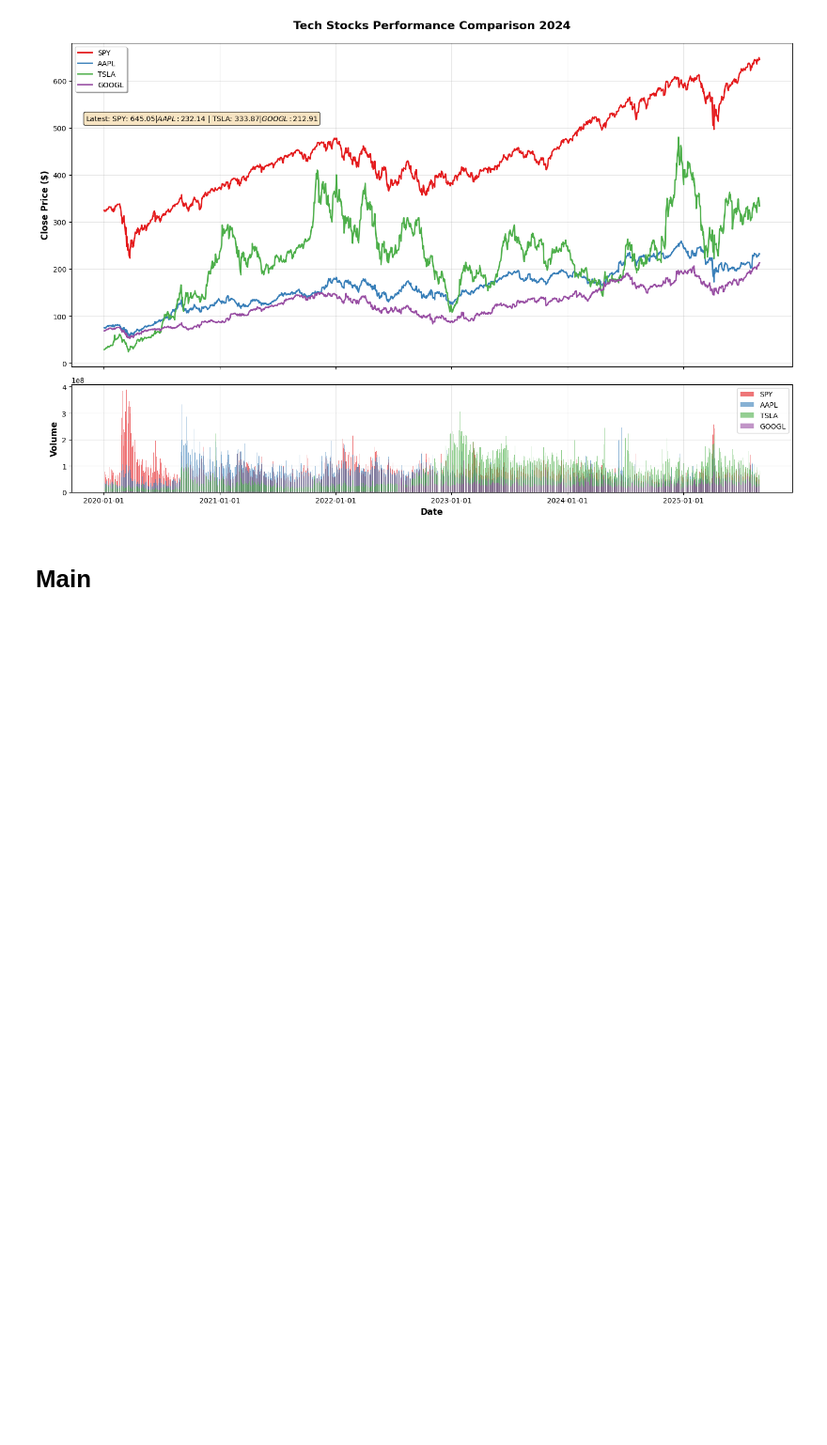
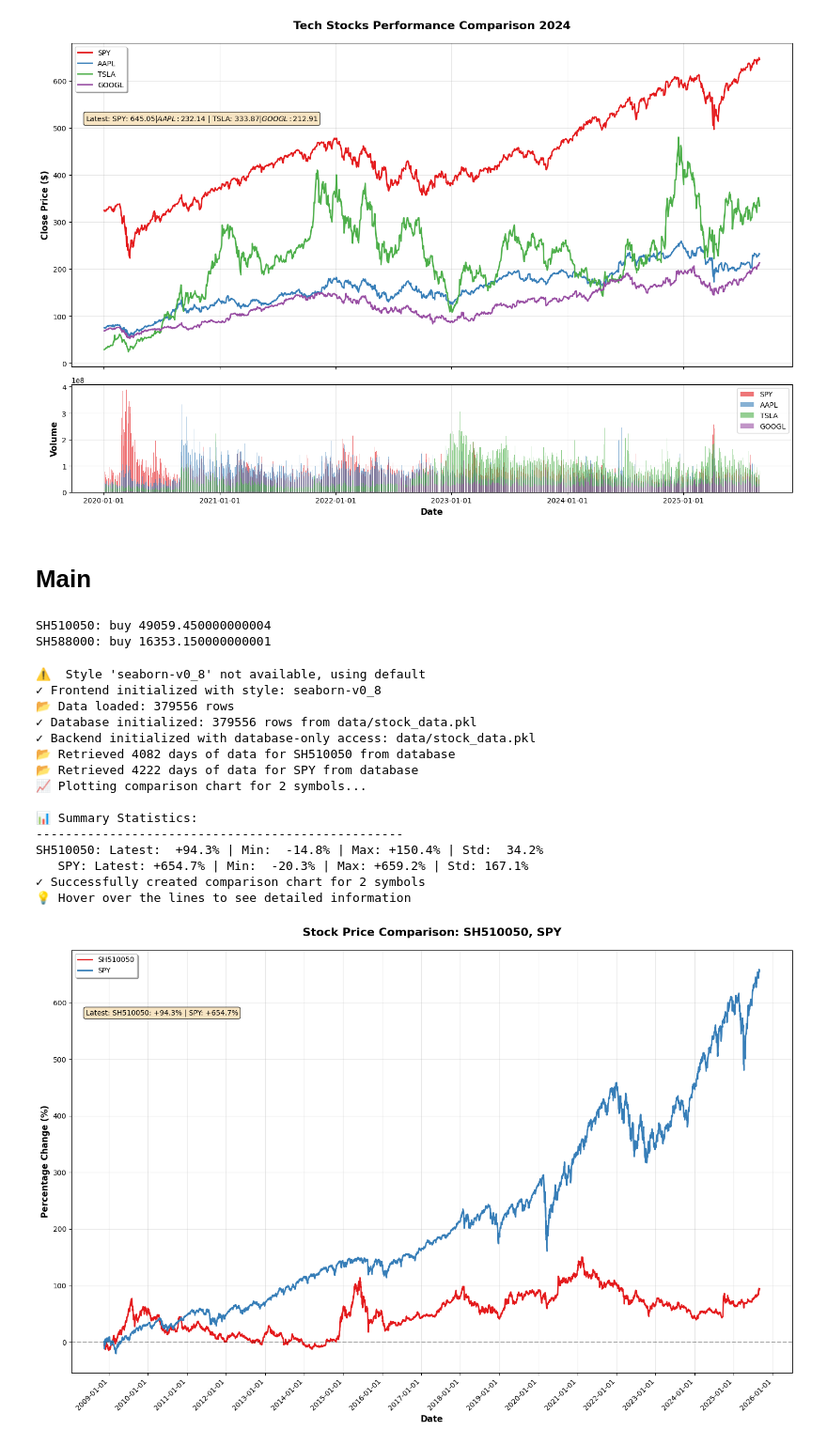
Before and after one commit to farrellsc/StockAnalysis, a Jupyter notebook: playground.ipynb, the cells around one changed output. Shown at 94% size. Cells and saved outputs as stored; diff of their text form; code cells hidden in the pictures; blank space fills up the shorter version.

```diff
--- a/playground.ipynb
+++ b/playground.ipynb
@@ -256,3 +245,36 @@ plt.show()
 [figure]
 # %% [markdown]
 # Main
+# %%
+# Chinese stock market
+
+buy_recipe(
+    1308252,
+    0.05,
+    {
+        "SH510050": 0.75,
+        "SH588000": 0.25,
+    }
+)
+# %% [output]
+SH510050: buy 49059.450000000004
+SH588000: buy 16353.150000000001
+# %%
+dfs = plot_prices(symbols=['SH510050', 'SPY'], start_date='2008-11-17', end_date='2025-09-01', normalize=True)
+# %% [output]
+⚠️  Style 'seaborn-v0_8' not available, using default
+✓ Frontend initialized with style: seaborn-v0_8
+📂 Data loaded: 379556 rows
+✓ Database initialized: 379556 rows from data/stock_data.pkl
+✓ Backend initialized with database-only access: data/stock_data.pkl
+📂 Retrieved 4082 days of data for SH510050 from database
+📂 Retrieved 4222 days of data for SPY from database
+📈 Plotting comparison chart for 2 symbols...
+
+📊 Summary Statistics:
+--------------------------------------------------
+SH510050: Latest:  +94.3% | Min:  -14.8% | Max: +150.4% | Std:  34.2%
+   SPY: Latest: +654.7% | Min:  -20.3% | Max: +659.2% | Std: 167.1%
+✓ Successfully created comparison chart for 2 symbols
+💡 Hover over the lines to see detailed information
+[figure, added]
```
Also changed, not shown: parts of 6 cells of this notebook, 2 other files.
